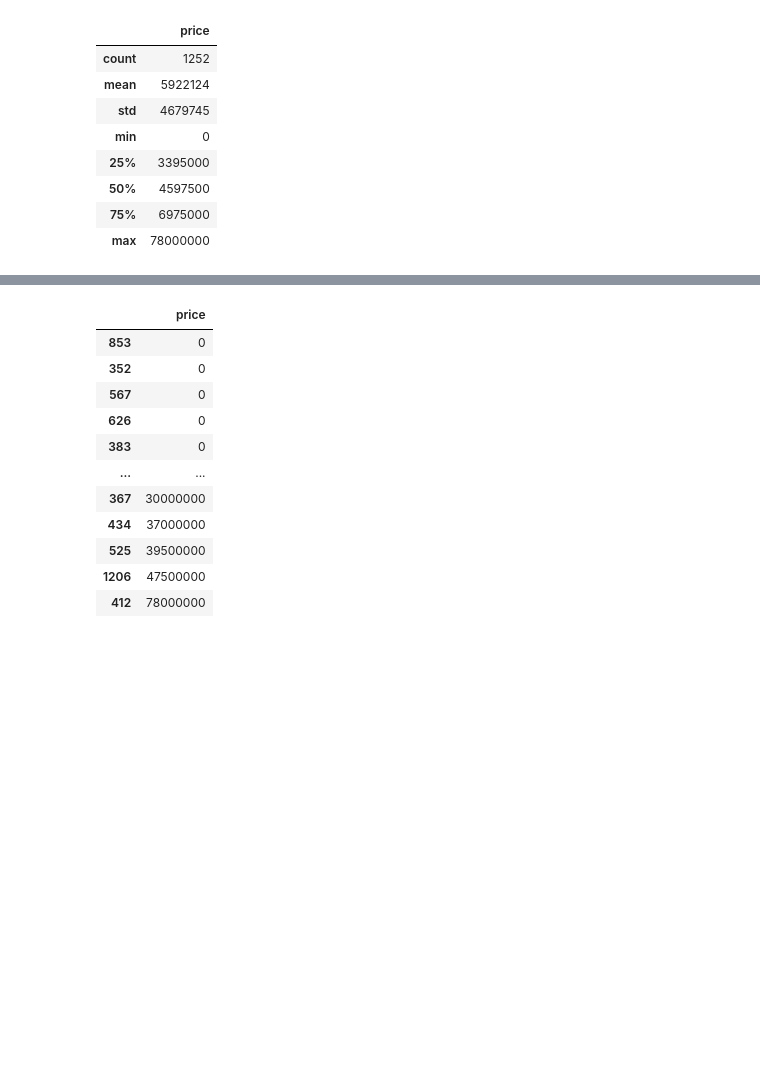
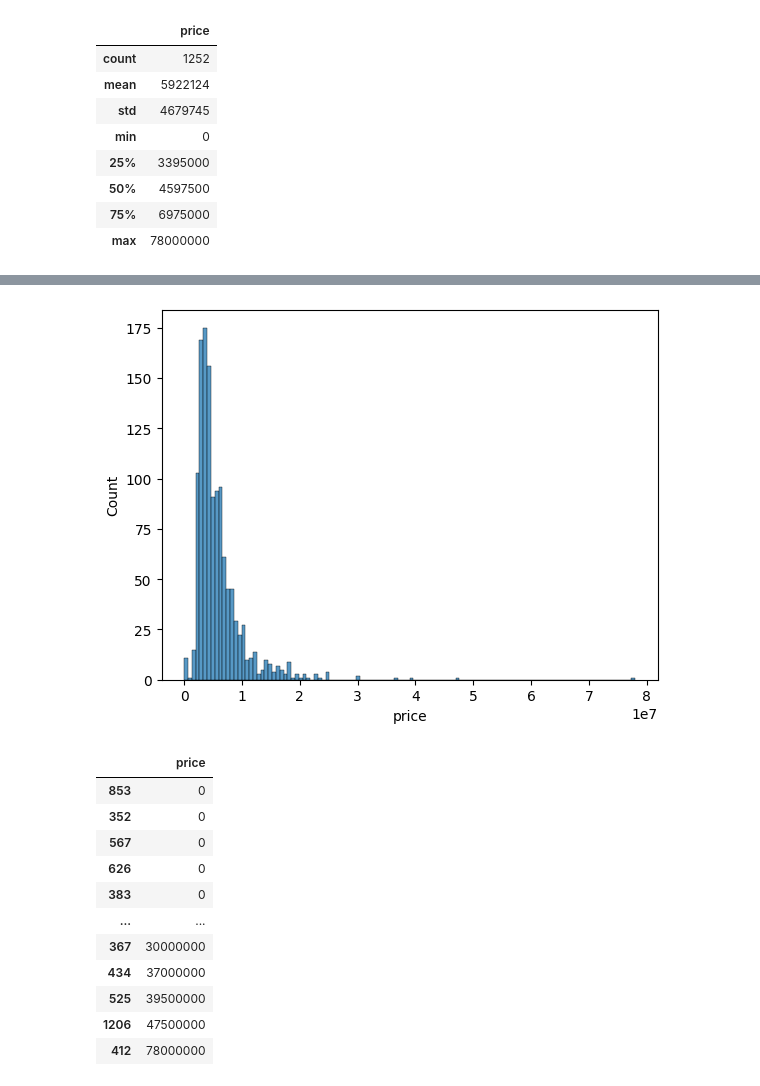
Before and after one commit to robboten/hemnet-transform, a Jupyter notebook: notebooks/look.ipynb, the cells around one changed output, grey strips where cells are left out. Cells and saved outputs as stored; diff of their text form; code cells hidden in the pictures; blank space fills up the shorter version.

```diff
--- a/notebooks/look.ipynb
+++ b/notebooks/look.ipynb
@@ -273,0 +307,4 @@ col.plot(kind='hist')
+# %%
+sns.histplot(data=price_col, x="price");
+# %% [output]
+[figure, added]
```
Also changed, not shown: parts of 13 cells of this notebook, 2 other files.
